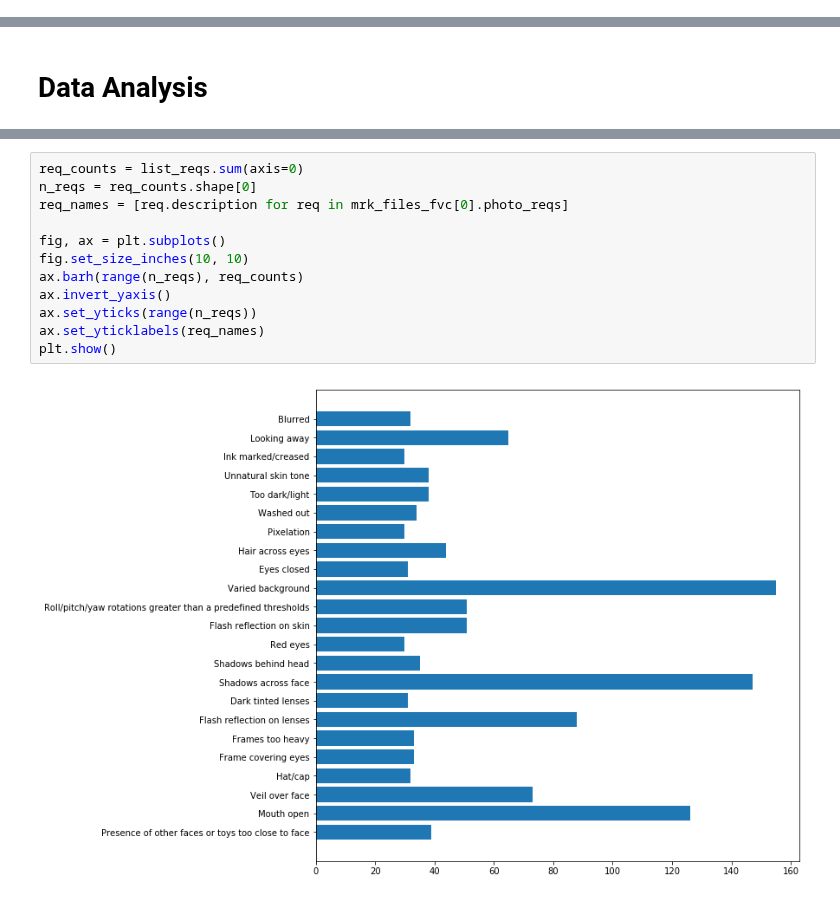
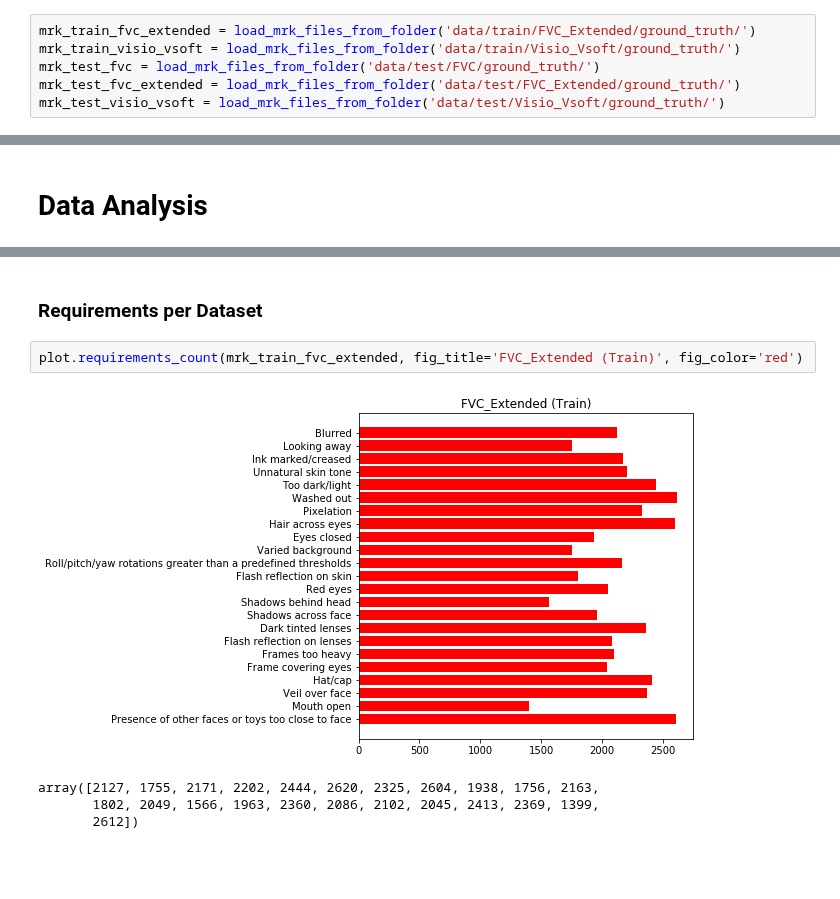
Before and after one commit to arnaldog12/icaonet, a Jupyter notebook: DataAnalysis.ipynb, the cells around one changed output, grey strips where cells are left out. Saved outputs shown, nothing was run; the diff lists cells and outputs as text; blank space fills up the shorter version.

Commit message:
plot some data analsyis (with bugs yet)

```diff
--- a/DataAnalysis.ipynb
+++ b/DataAnalysis.ipynb
@@ -33,0 +29,6 @@ print(len(mrk_files_fvc))
+# %%
+mrk_train_fvc_extended = load_mrk_files_from_folder('data/train/FVC_Extended/ground_truth/')
+mrk_train_visio_vsoft = load_mrk_files_from_folder('data/train/Visio_Vsoft/ground_truth/')
+mrk_test_fvc = load_mrk_files_from_folder('data/test/FVC/ground_truth/')
+mrk_test_fvc_extended = load_mrk_files_from_folder('data/test/FVC_Extended/ground_truth/')
+mrk_test_visio_vsoft = load_mrk_files_from_folder('data/test/Visio_Vsoft/ground_truth/')
@@ -43,14 +43,9 @@ list_reqs = np.array(list_reqs)
-# %%
-req_counts = list_reqs.sum(axis=0)
-n_reqs = req_counts.shape[0]
-req_names = [req.description for req in mrk_files_fvc[0].photo_reqs]
-
-fig, ax = plt.subplots()
-fig.set_size_inches(10, 10)
-ax.barh(range(n_reqs), req_counts)
-ax.invert_yaxis()
-ax.set_yticks(range(n_reqs))
-ax.set_yticklabels(req_names)
-plt.show()
-# %% [output]
-[figure, removed]
+# %% [markdown]
+### Requirements per Dataset
+# %%
+plot.requirements_count(mrk_train_fvc_extended, fig_title='FVC_Extended (Train)', fig_color='red')
+# %% [output]
+[figure, added]
+array([2127, 1755, 2171, 2202, 2444, 2620, 2325, 2604, 1938, 1756, 2163,
+       1802, 2049, 1566, 1963, 2360, 2086, 2102, 2045, 2413, 2369, 1399,
+       2612])
```
Also changed, not shown: parts of 10 cells of this notebook, 2 other files.
